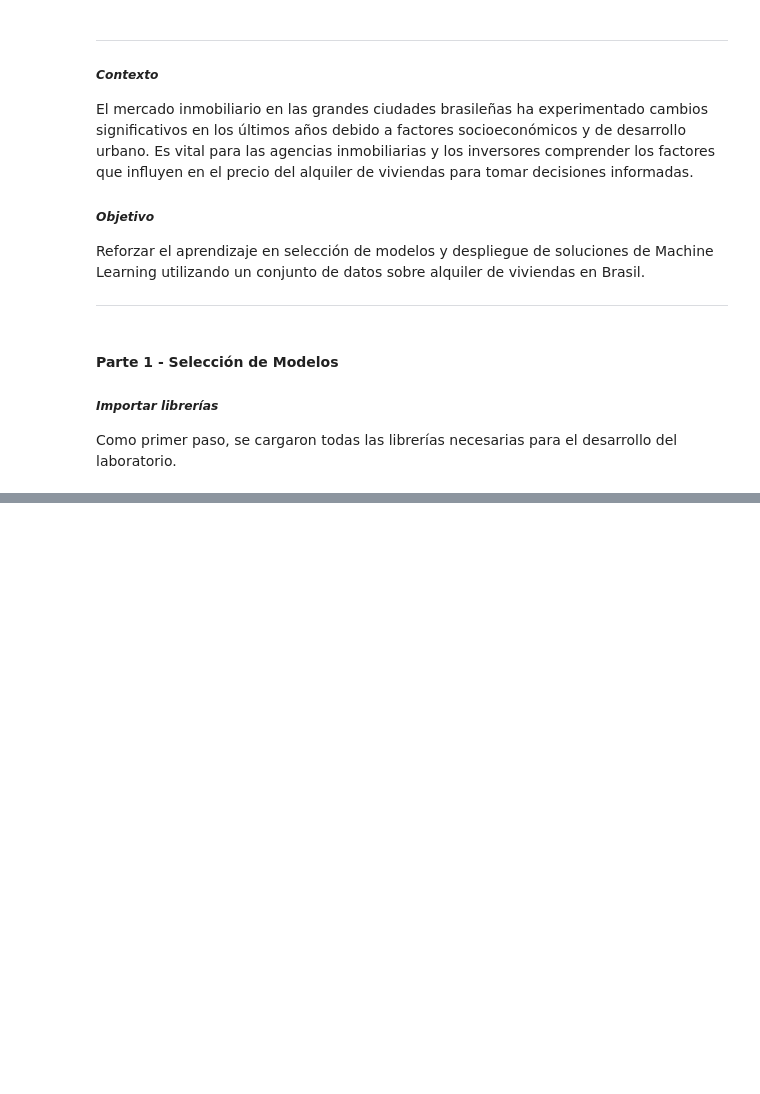
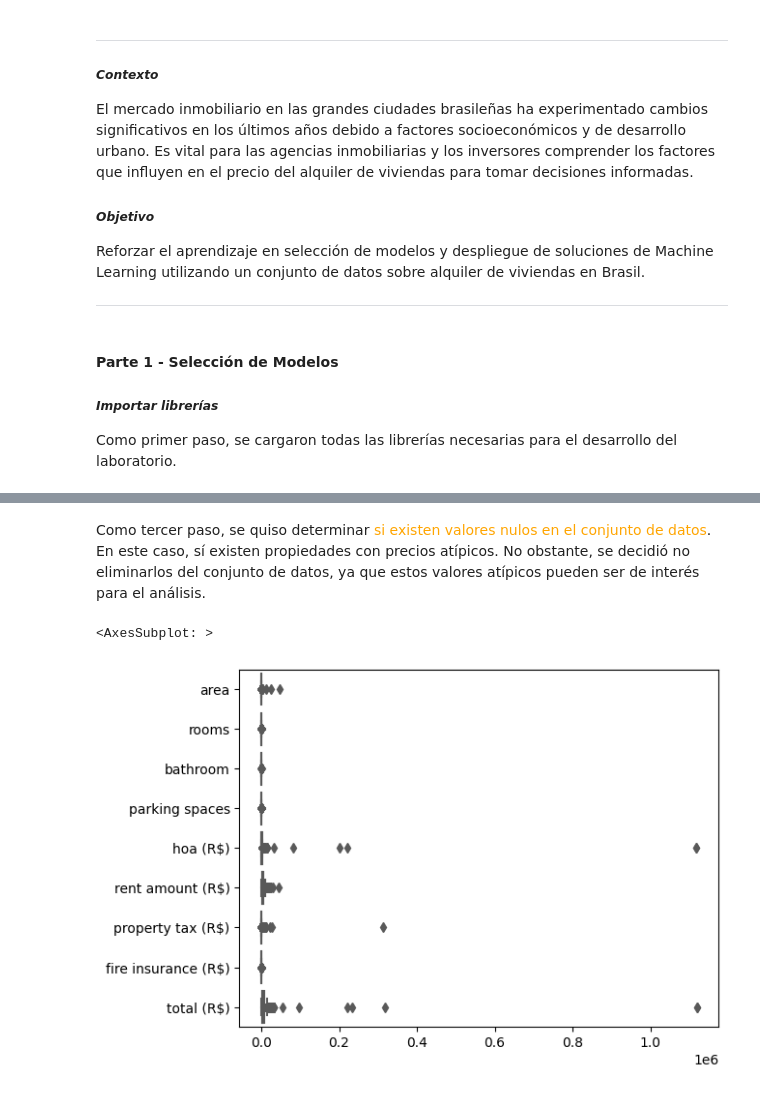
Before and after one commit to stefanoaragoni/Lab8_DataScience, a Jupyter notebook: lab8.ipynb, the cells around one changed output, grey strips where cells are left out. Cells and saved outputs as stored; diff of their text form; code cells hidden in the pictures; blank space fills up the shorter version.

```diff
--- a/lab8.ipynb
+++ b/lab8.ipynb
@@ -92,0 +118,8 @@ df.describe()
+# %% [markdown]
+Como tercer paso, se quiso determinar <font color=orange>si existen valores nulos en el conjunto de datos</font>. En este caso, sí existen propiedades con precios atípicos. No obstante, se decidió no eliminarlos del conjunto de datos, ya que estos valores atípicos pueden ser de interés para el análisis.
+# %%
+# Ver datos atipicos
+sns.boxplot(data=df, orient='h', palette='Set2')
+# %% [output]
+<AxesSubplot: >
+[figure, added]
```
Also changed, not shown: parts of 6 cells of this notebook.
